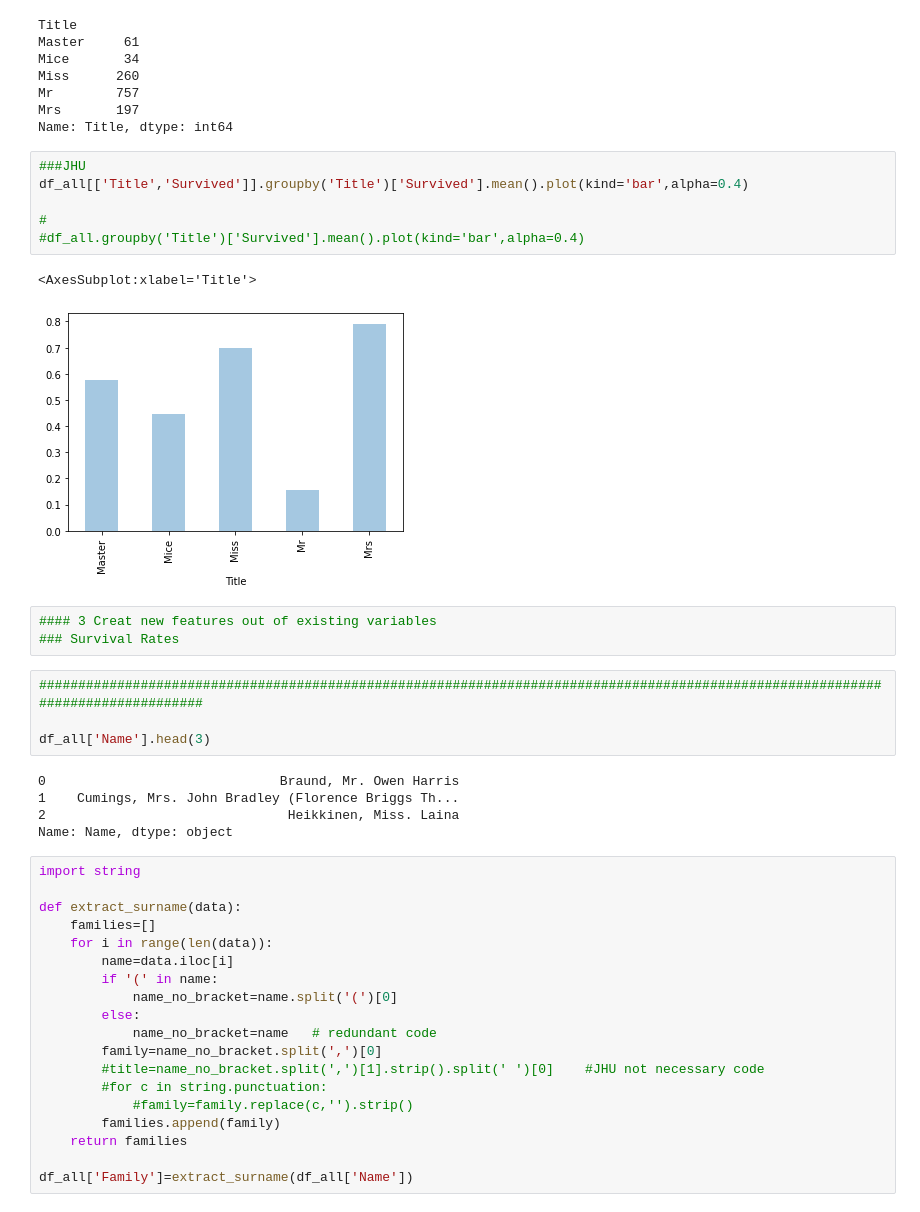
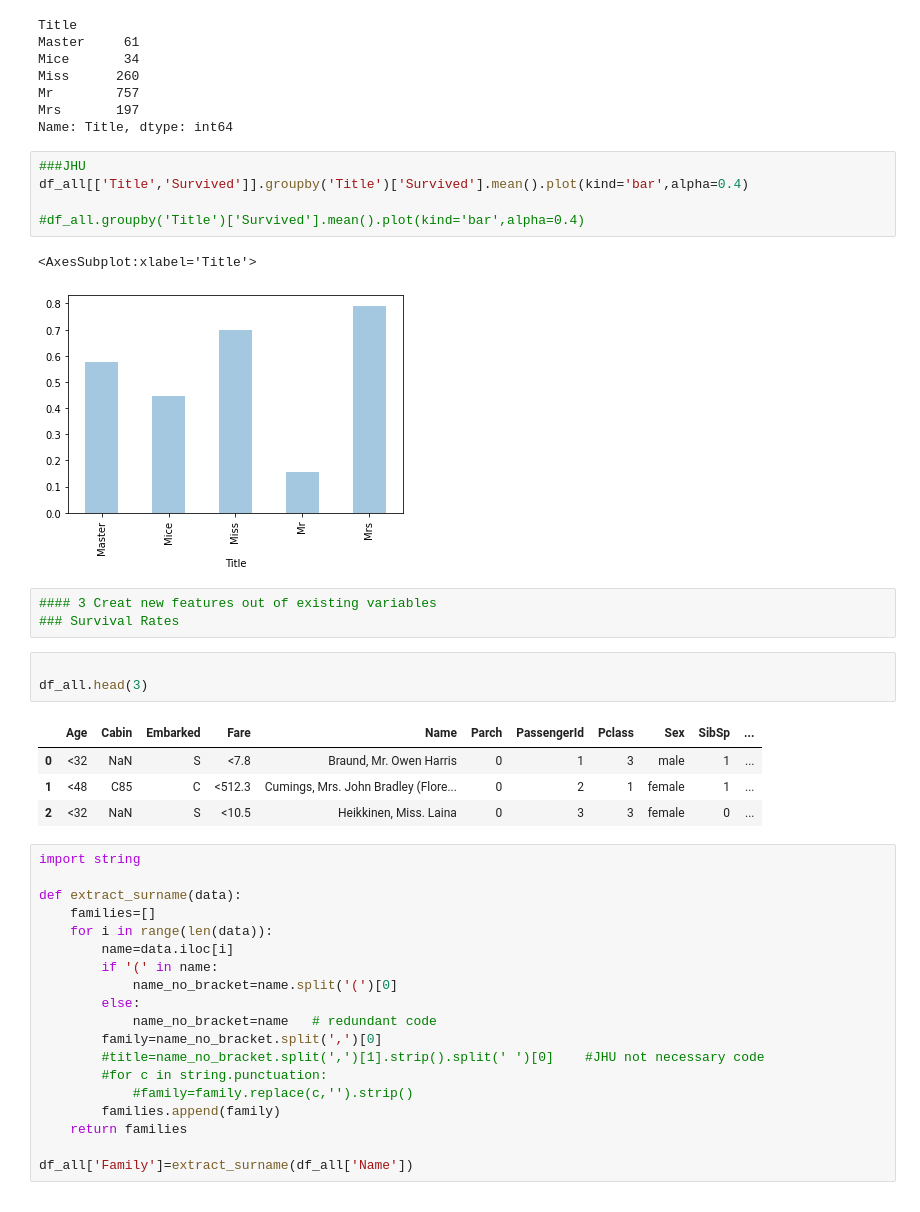
Before and after one commit to johnhhu2020/Kaggle-Machine-Learning-Feature-Engineering, a Jupyter notebook: 87%_Titanic_MachineLearning.ipynb, the cells around one changed output. Drawn from its saved outputs; the diff is of its cells as text.

```diff
--- a/87%_Titanic_MachineLearning.ipynb
+++ b/87%_Titanic_MachineLearning.ipynb
@@ -977,7 +916,6 @@ Name: Title, dtype: int64
 ###JHU
 df_all[['Title','Survived']].groupby('Title')['Survived'].mean().plot(kind='bar',alpha=0.4)
 
-#
 #df_all.groupby('Title')['Survived'].mean().plot(kind='bar',alpha=0.4)
 # %% [output]
 <AxesSubplot:xlabel='Title'>
@@ -986,14 +924,13 @@ df_all[['Title','Survived']].groupby('Title')['Survived'].mean().plot(kind='bar'
 #### 3 Creat new features out of existing variables
 ### Survival Rates
 # %%
-#################################################################################################################################
 
-df_all['Name'].head(3)
+df_all.head(3)
 # %% [output]
-0                              Braund, Mr. Owen Harris
-1    Cumings, Mrs. John Bradley (Florence Briggs Th...
-2                               Heikkinen, Miss. Laina
-Name: Name, dtype: object
+|  | Age | Cabin | Embarked | Fare | Name | Parch | PassengerId | Pclass | Sex | SibSp | ... |
+| 0 | <32 | NaN | S | <7.8 | Braund, Mr. Owen Harris | 0 | 1 | 3 | male | 1 | ... |
+| 1 | <48 | C85 | C | <512.3 | Cumings, Mrs. John Bradley (Flore... | 0 | 2 | 1 | female | 1 | ... |
+| 2 | <32 | NaN | S | <10.5 | Heikkinen, Miss. Laina | 0 | 3 | 3 | female | 0 | ... |
 # %%
 import string
 
```
Also changed, not shown: parts of 36 cells of this notebook.
